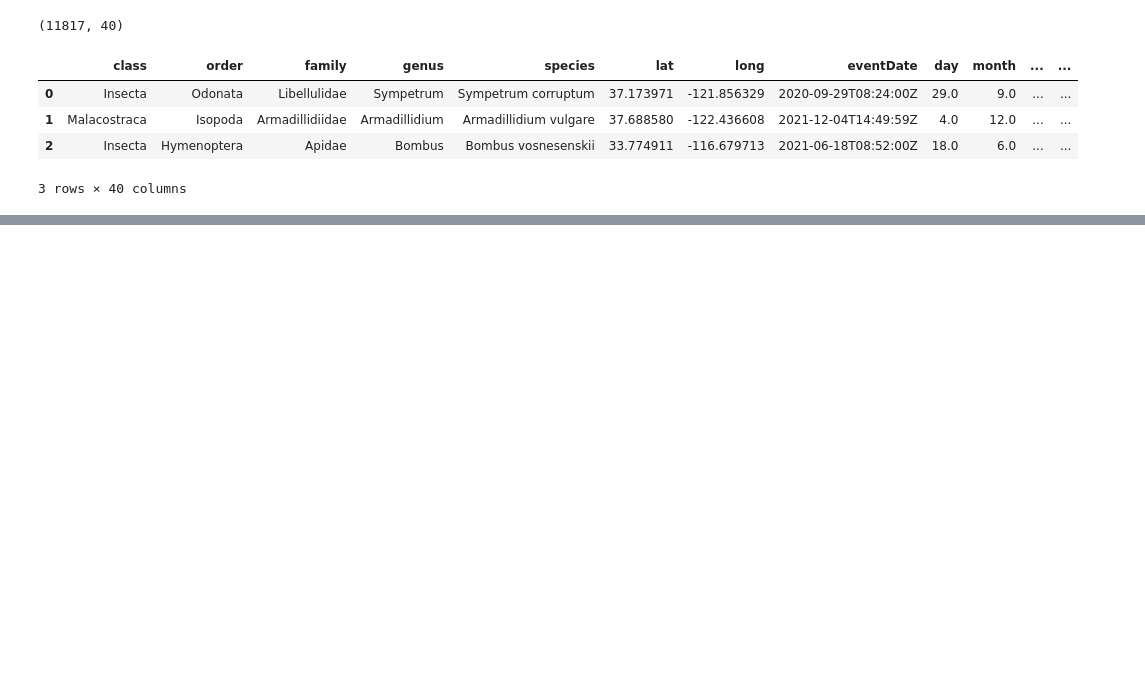
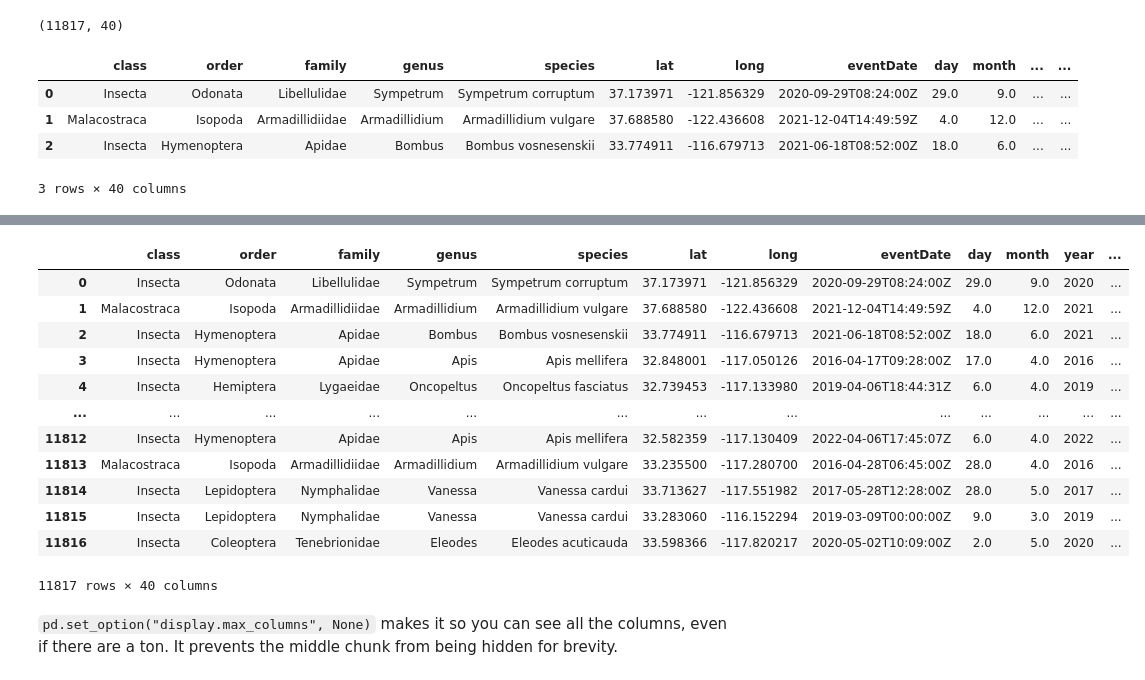
Before and after one commit to cllorey/eds220-2026-sections, a Jupyter notebook: section-1-data-selection-drylands.ipynb, the cells around one changed output, grey strips where cells are left out. Saved outputs shown, nothing was run; the diff lists cells and outputs as text; code cells hidden in the pictures; blank space fills up the shorter version.

```diff
--- a/section-1-data-selection-drylands.ipynb
+++ b/section-1-data-selection-drylands.ipynb
@@ -48,0 +71,20 @@ prey.head(3)
+# %%
+pd.set_option("display.max_columns", None)
+# %%
+prey
+# %% [output]
+|  | class | order | family | genus | species | lat | long | eventDate | day | month | year | ... |
+| 0 | Insecta | Odonata | Libellulidae | Sympetrum | Sympetrum corruptum | 37.173971 | -121.856329 | 2020-09-29T08:24:00Z | 29.0 | 9.0 | 2020 | ... |
+| 1 | Malacostraca | Isopoda | Armadillidiidae | Armadillidium | Armadillidium vulgare | 37.688580 | -122.436608 | 2021-12-04T14:49:59Z | 4.0 | 12.0 | 2021 | ... |
+| 2 | Insecta | Hymenoptera | Apidae | Bombus | Bombus vosnesenskii | 33.774911 | -116.679713 | 2021-06-18T08:52:00Z | 18.0 | 6.0 | 2021 | ... |
+| 3 | Insecta | Hymenoptera | Apidae | Apis | Apis mellifera | 32.848001 | -117.050126 | 2016-04-17T09:28:00Z | 17.0 | 4.0 | 2016 | ... |
+| 4 | Insecta | Hemiptera | Lygaeidae | Oncopeltus | Oncopeltus fasciatus | 32.739453 | -117.133980 | 2019-04-06T18:44:31Z | 6.0 | 4.0 | 2019 | ... |
+| ... | ... | ... | ... | ... | ... | ... | ... | ... | ... | ... | ... | ... |
+| 11812 | Insecta | Hymenoptera | Apidae | Apis | Apis mellifera | 32.582359 | -117.130409 | 2022-04-06T17:45:07Z | 6.0 | 4.0 | 2022 | ... |
+| 11813 | Malacostraca | Isopoda | Armadillidiidae | Armadillidium | Armadillidium vulgare | 33.235500 | -117.280700 | 2016-04-28T06:45:00Z | 28.0 | 4.0 | 2016 | ... |
+| 11814 | Insecta | Lepidoptera | Nymphalidae | Vanessa | Vanessa cardui | 33.713627 | -117.551982 | 2017-05-28T12:28:00Z | 28.0 | 5.0 | 2017 | ... |
+| 11815 | Insecta | Lepidoptera | Nymphalidae | Vanessa | Vanessa cardui | 33.283060 | -116.152294 | 2019-03-09T00:00:00Z | 9.0 | 3.0 | 2019 | ... |
+| 11816 | Insecta | Coleoptera | Tenebrionidae | Eleodes | Eleodes acuticauda | 33.598366 | -117.820217 | 2020-05-02T10:09:00Z | 2.0 | 5.0 | 2020 | ... |
+11817 rows × 40 columns
+# %% [markdown]
+`pd.set_option("display.max_columns", None)` makes it so you can see all the columns, even if there are a ton. It prevents the middle chunk from being hidden for brevity.
```
Also changed, not shown: parts of 5 cells of this notebook.
